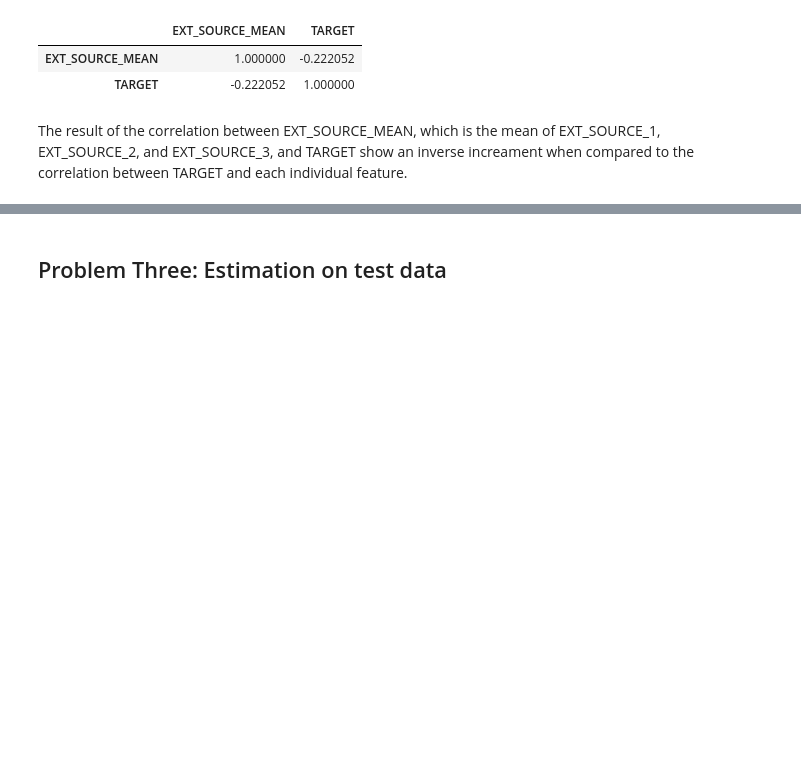
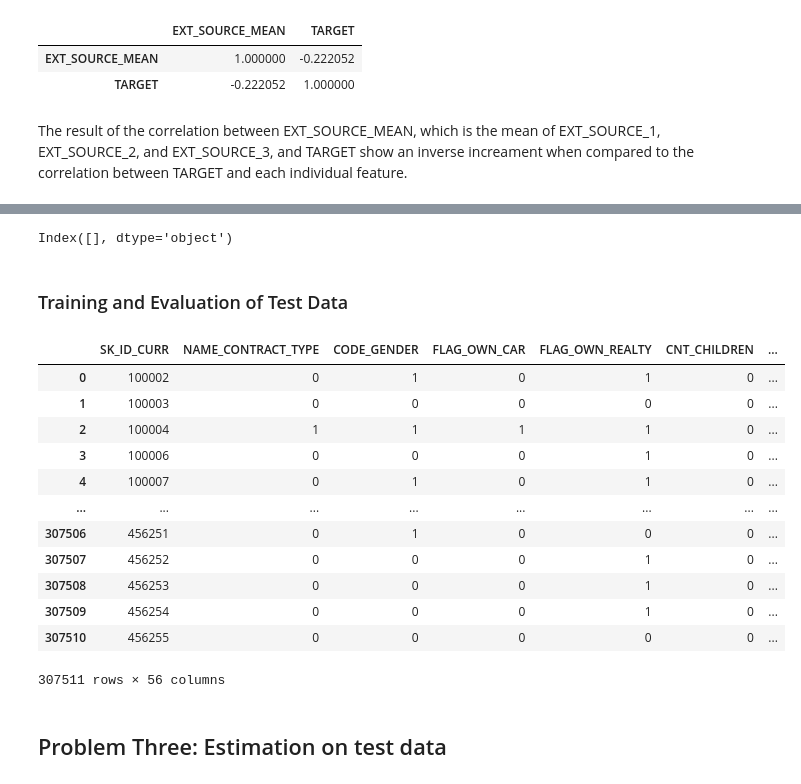
Before and after one commit to andervies/divic-corp-machine-learning-course, a Jupyter notebook: assignment16/Credit information study series.ipynb, the cells around one changed output, grey strips where cells are left out. Saved outputs shown, nothing was run; the diff lists cells and outputs as text; code cells hidden in the pictures; blank space fills up the shorter version.

```diff
--- a/assignment16/Credit information study series.ipynb
+++ b/assignment16/Credit information study series.ipynb
@@ -120,9 +115,9 @@ def compute_chi(cat_variable):
 # %%
 # Getting the percentage of missing values in the train dataset
 
-percent_missing_train = (df_train.isna().sum() / len(df_train) * 100).round(1)
+percent_missing_train = df_train.isna().sum() / len(df_train) * 100
 
 col_missing_train = df_train.columns[(percent_missing_train != 0)]
 
-percent_missing_train[percent_missing_train > 0].sort_values(ascending=False).head(60)
+percent_missing_train[percent_missing_train > 0].sort_values(ascending=False).tail(60)
 # %% [output]
@@ -188,6 +183,7 @@ most_frequent_occupation = df_train["OCCUPATION_TYPE"].mode().iloc[0]
 
 # Replace missing values with the most frequent occupation
 df_train["OCCUPATION_TYPE"].fillna(most_frequent_occupation, inplace=True)
+df_test["OCCUPATION_TYPE"].fillna(df_test["OCCUPATION_TYPE"].mode().iloc[0], inplace=True)
 # %%
 # Checking if the imputation drastically affects the correlation between OCCUPATION_TYPE and the target
 compute_chi("OCCUPATION_TYPE")
@@ -225,14 +221,11 @@ Most of the features have very poor correlation power. We shall only consider EX
 
 **Feature Engineering Approach:** We shall take the mean the values of all three variables and see how that affects the predictive power of our model.
 # %%
-new = df_train[['EXT_SOURCE_1', 'EXT_SOURCE_2', 'EXT_SOURCE_3']].mean(axis=1)
-new = pd.concat([new, df_train["TARGET"]], axis=1, join="inner")
-new.corr()
-
-
 # Handling missing data in EXT_SOURCE_3, EXT_SOURCE_2, and EXT_SOURCE_1
 
 df_train["EXT_SOURCE_MEAN"] = df_train[["EXT_SOURCE_1", "EXT_SOURCE_2", "EXT_SOURCE_3"]].mean(axis=1)
+df_test["EXT_SOURCE_MEAN"] = df_test[["EXT_SOURCE_1", "EXT_SOURCE_2", "EXT_SOURCE_3"]].mean(axis=1)
+
 df_train[["EXT_SOURCE_MEAN", "TARGET"]].corr()
 # %% [output]
 |  | EXT_SOURCE_MEAN | TARGET |
@@ -334,3 +302,39 @@ missing_corr
+# %%
+# Replacing the few missing values in EXT_SOURCE_MEAN with the entire feature's mean
+df_train.EXT_SOURCE_MEAN.fillna(df_train["EXT_SOURCE_MEAN"].mean(), inplace=True)
+# %%
+# Confirming that there is no missing values in the dataset
+df_train.columns[df_train.isna().sum() > 0]
+# %% [output]
+Index([], dtype='object')
+# %% [markdown]
+### Training and Evaluation of Test Data
+# %%
+X = df_train.drop("TARGET", axis=1)
+y = df_train["TARGET"]
+X_train, X_test, y_train, y_test = train_test_split(X, y, random_state=42)
+
+scaler = StandardScaler()
+X_train_transformed = scaler.fit_transform(X_train)
+X_test_transformed = scaler.fit_transform(X_test)
+
+dtree = DecisionTreeClassifier()
+dtree.fit(X_train_transformed, y_train)
+dtree.
+# %% [output]
+|  | SK_ID_CURR | NAME_CONTRACT_TYPE | CODE_GENDER | FLAG_OWN_CAR | FLAG_OWN_REALTY | CNT_CHILDREN | ... |
+| 0 | 100002 | 0 | 1 | 0 | 1 | 0 | ... |
+| 1 | 100003 | 0 | 0 | 0 | 0 | 0 | ... |
+| 2 | 100004 | 1 | 1 | 1 | 1 | 0 | ... |
+| 3 | 100006 | 0 | 0 | 0 | 1 | 0 | ... |
+| 4 | 100007 | 0 | 1 | 0 | 1 | 0 | ... |
+| ... | ... | ... | ... | ... | ... | ... | ... |
+| 307506 | 456251 | 0 | 1 | 0 | 0 | 0 | ... |
+| 307507 | 456252 | 0 | 0 | 0 | 1 | 0 | ... |
+| 307508 | 456253 | 0 | 0 | 0 | 1 | 0 | ... |
+| 307509 | 456254 | 0 | 0 | 0 | 1 | 0 | ... |
+| 307510 | 456255 | 0 | 0 | 0 | 0 | 0 | ... |
+307511 rows × 56 columns
 # %% [markdown]
 ## Problem Three: Estimation on test data
 # %% [markdown]
```
Also changed, not shown: parts of 17 cells of this notebook.
